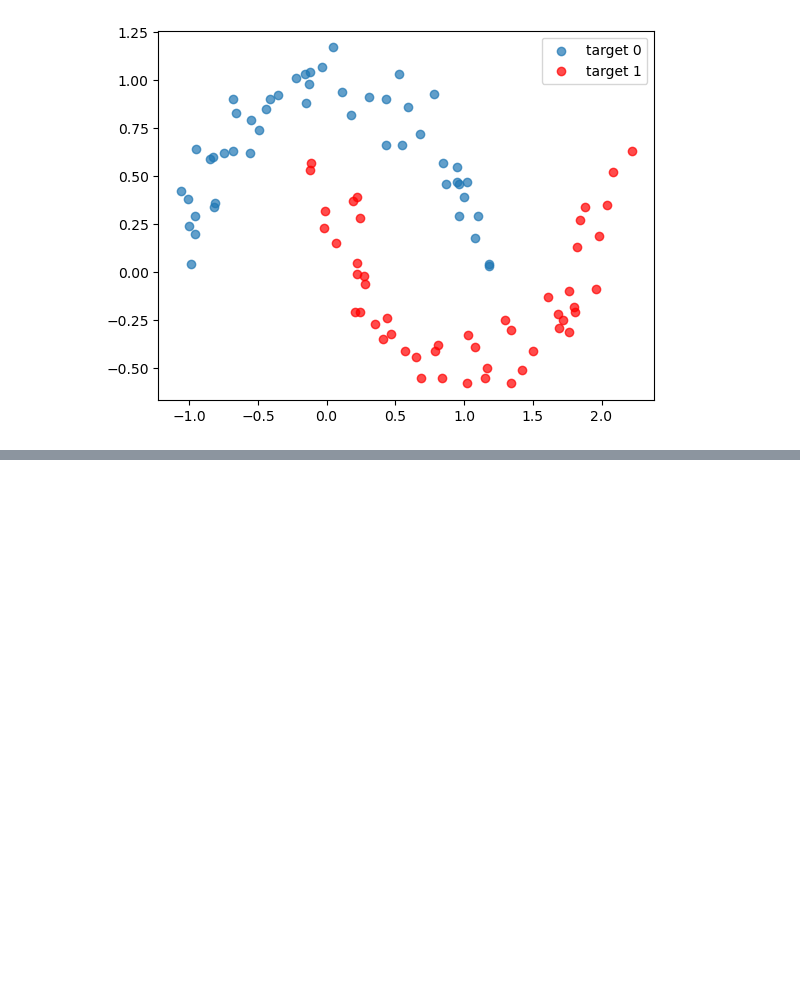
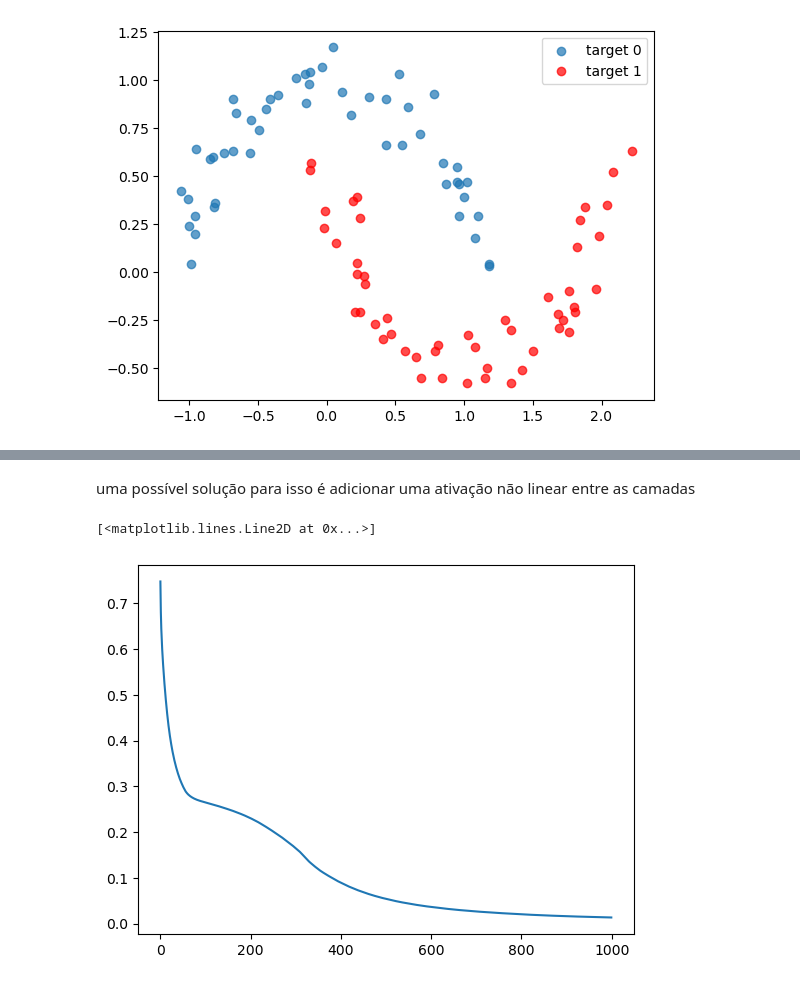
Before and after one commit to mau0414/visao-computacional, a Jupyter notebook: modulo3-pipeline_de_treinamento/2-multiplas_camadas_e_nao_linearidade.ipynb, the cells around one changed output, grey strips where cells are left out. Saved outputs shown, nothing was run; the diff lists cells and outputs as text; code cells hidden in the pictures; blank space fills up the shorter version.

```diff
--- a/modulo3-pipeline_de_treinamento/2-multiplas_camadas_e_nao_linearidade.ipynb
+++ b/modulo3-pipeline_de_treinamento/2-multiplas_camadas_e_nao_linearidade.ipynb
@@ -54,0 +102,27 @@ TypeError: train() missing 1 required positional argument: 'loss_func'
+# %% [markdown]
+uma possível solução para isso é adicionar uma ativação não linear entre as camadas
+# %%
+class Model(nn.Module):
+
+    def __init__(self):
+        super().__init__()
+        self.layer1 = nn.Linear(in_features=2, out_features=16)
+        self.act = nn.ReLU()
+        self.layer2 = nn.Linear(in_features=16, out_features=1)
+
+    # usado no lugar de __call__, chama o __call__ da funcao pai nn.Module
+    def forward(self, x):
+        x = self.layer1(x)
+        x = self.act(x)
+        x = self.layer2(x)
+
+        return x
+
+model = Model()
+
+losses = train(model, inputs, targets, 1000, 0.5, loss_func)
+
+Replt.plot(losses)
+# %% [output]
+[<matplotlib.lines.Line2D at 0x...>]
+[figure, added]
```
Also changed, not shown: parts of 7 cells of this notebook, 11 other files.
